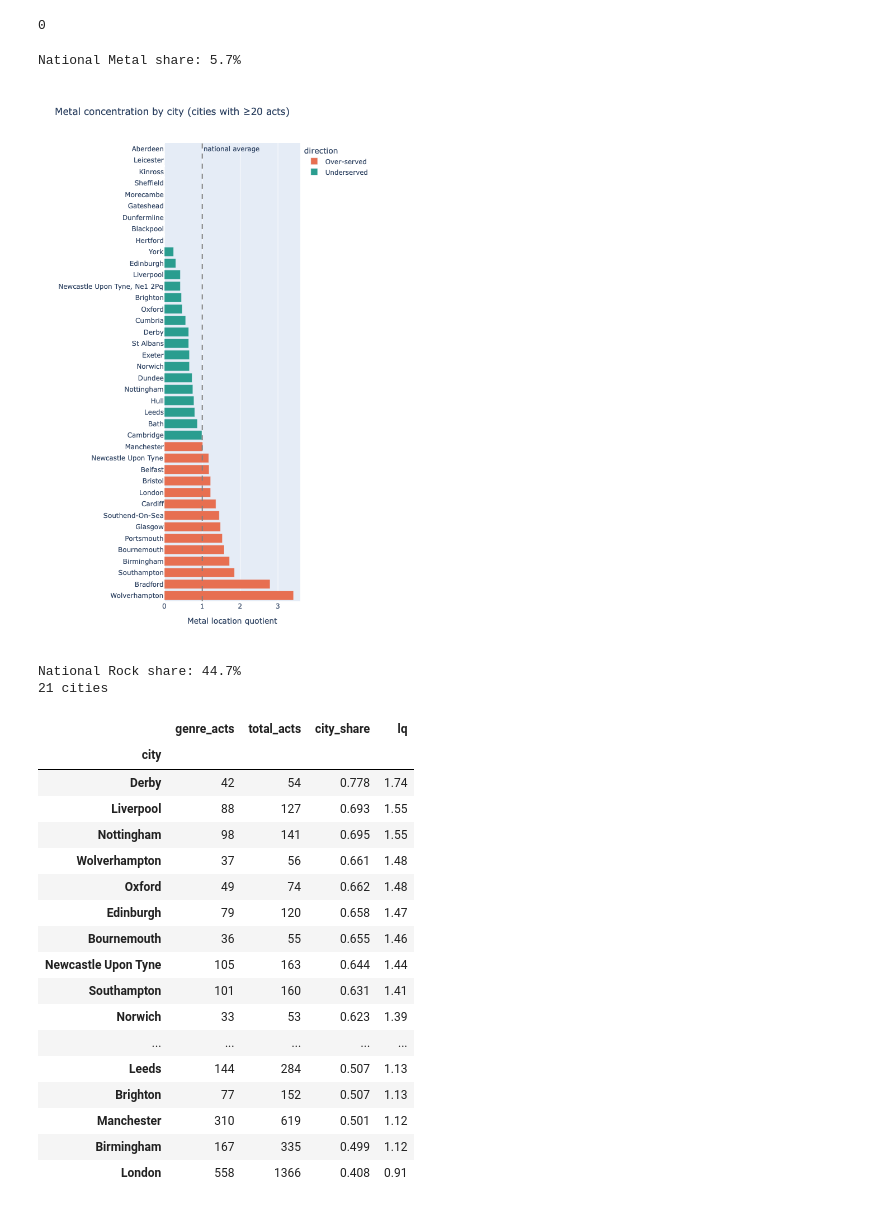
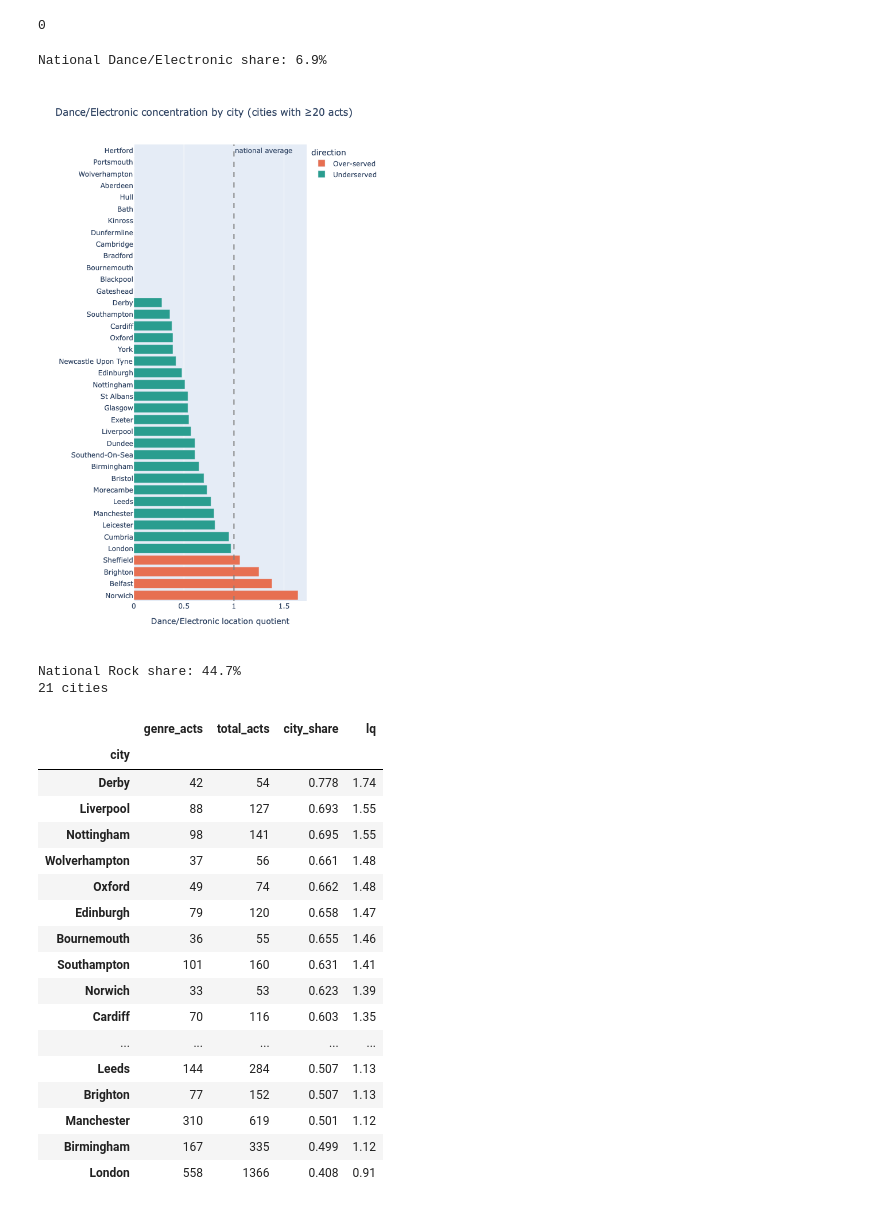
Before and after one commit to jb661/eventintelligence, a Jupyter notebook: ticketmaster_genre_analysis.ipynb, the cells around one changed output. Cells and saved outputs as stored; diff of their text form; code cells hidden in the pictures.

```diff
--- a/ticketmaster_genre_analysis.ipynb
+++ b/ticketmaster_genre_analysis.ipynb
@@ -230,7 +230,14 @@ def clean_events(raw_df):
 
     text = ["genre", "subgenre", "city", "attraction_name"]
     out[text] = out[text].apply(lambda s: s.str.strip()).replace("Undefined", pd.NA)
-    out["city"] = out["city"].str.title()
+
+    # Some venues append a postcode or trailing comma to the city field
+    # (e.g. "Newcastle Upon Tyne, NE1 2PQ"), splitting one city across two
+    # buckets. Drop anything after the first comma, then normalise case.
+    out["city"] = (out["city"]
+                   .str.split(",").str[0]
+                   .str.strip()
+                   .str.title())
     return out
 
 
@@ -617,28 +624,28 @@ sum("priceRanges" in e for e in r.json()["_embedded"]["events"])
 # %%
 import plotly.express as px
 
 def plot_lq(genre, min_acts=20):
     d = location_quotient(genre, min_acts=min_acts).reset_index()
     d["direction"] = d["lq"].apply(lambda x: "Over-served" if x > 1 else "Underserved")
 
     fig = px.bar(
         d.sort_values("lq", ascending=False),
         x="lq", y="city", orientation="h",
         color="direction",
         color_discrete_map={"Underserved": "#2a9d8f", "Over-served": "#e76f51"},
         hover_data={"genre_acts": True, "total_acts": True, "lq": ":.2f", "direction": False},
         labels={"lq": f"{genre} location quotient", "city": ""},
         title=f"{genre} concentration by city (cities with ≥{min_acts} acts)",
     )
     fig.add_vline(x=1, line_dash="dash", line_color="grey",
                   annotation_text="national average")
     fig.update_layout(height=max(400, 25 * len(d)), showlegend=True)
     return fig
 
-plot_lq("Metal").show()
+plot_lq("Dance/Electronic").show()
 # %% [output]
-National Metal share: 5.7%
+National Dance/Electronic share: 6.9%
-[figure, old version]
+[figure, new version]
 # %%
 lq = location_quotient("Rock", min_acts=50)
 print(len(lq), "cities")
@@ -655,9 +662,9 @@ National Rock share: 44.7%
 | Oxford | 49 | 74 | 0.662 | 1.48 |
 | Edinburgh | 79 | 120 | 0.658 | 1.47 |
 | Bournemouth | 36 | 55 | 0.655 | 1.46 |
-| Newcastle Upon Tyne | 105 | 163 | 0.644 | 1.44 |
 | Southampton | 101 | 160 | 0.631 | 1.41 |
 | Norwich | 33 | 53 | 0.623 | 1.39 |
+| Cardiff | 70 | 116 | 0.603 | 1.35 |
 | ... | ... | ... | ... | ... |
 | Leeds | 144 | 284 | 0.507 | 1.13 |
 | Brighton | 77 | 152 | 0.507 | 1.13 |
```
Also changed, not shown: parts of 10 cells of this notebook, 1 other file.
